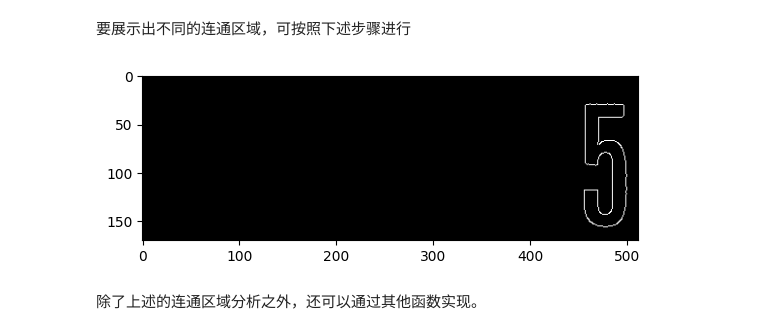
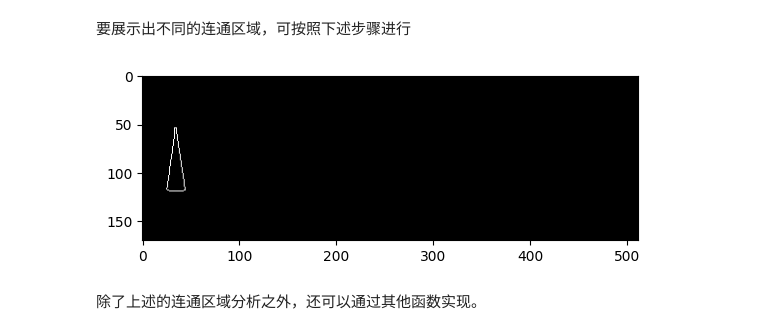
Before and after one commit to jiangxiang/cv101, a Jupyter notebook: notes/section1/边缘检测.ipynb, the cells around one changed output. Drawn from its saved outputs; the diff is of its cells as text; code cells hidden in the pictures.

```diff
--- a/notes/section1/边缘检测.ipynb
+++ b/notes/section1/边缘检测.ipynb
@@ -215,12 +216,12 @@ print("连通区域的标签形状：", output[1].shape, "最大标签：", outp
 # %%
 mask = np.zeros_like(output[1])
 
-mask[output[1] == 7] = 255
+mask[output[1] == 10] = 255
 
 plt.imshow(mask, cmap='gray')
 plt.show()
 # %% [output]
-[figure, old version]
+[figure, new version]
 # %% [markdown]
 除了上述的连通区域分析之外，还可以通过其他函数实现。
 # %%
```
Also changed, not shown: parts of 4 cells of this notebook, 4 other files.
